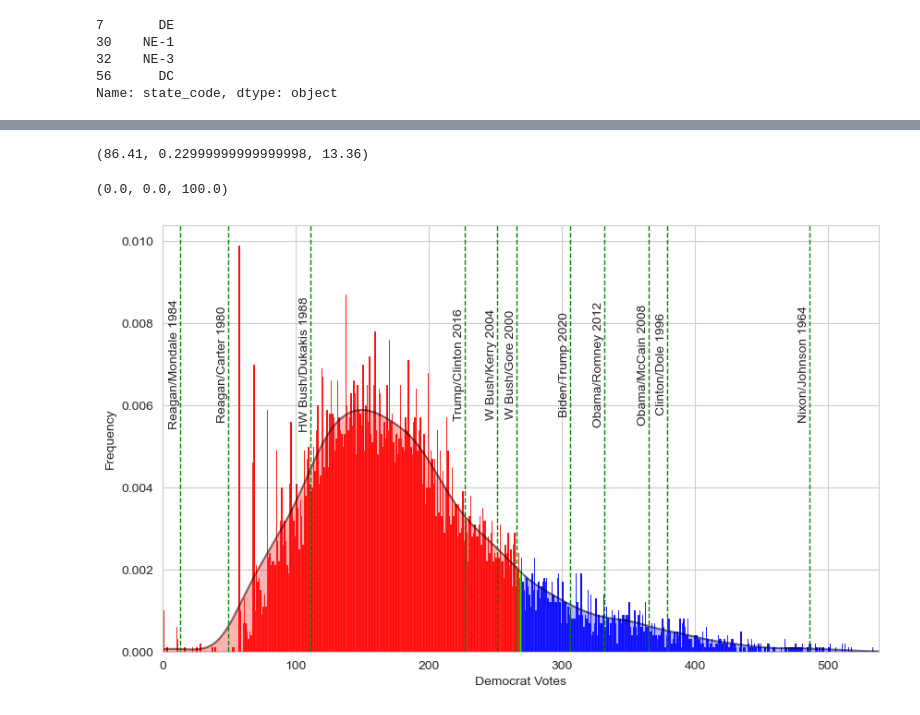
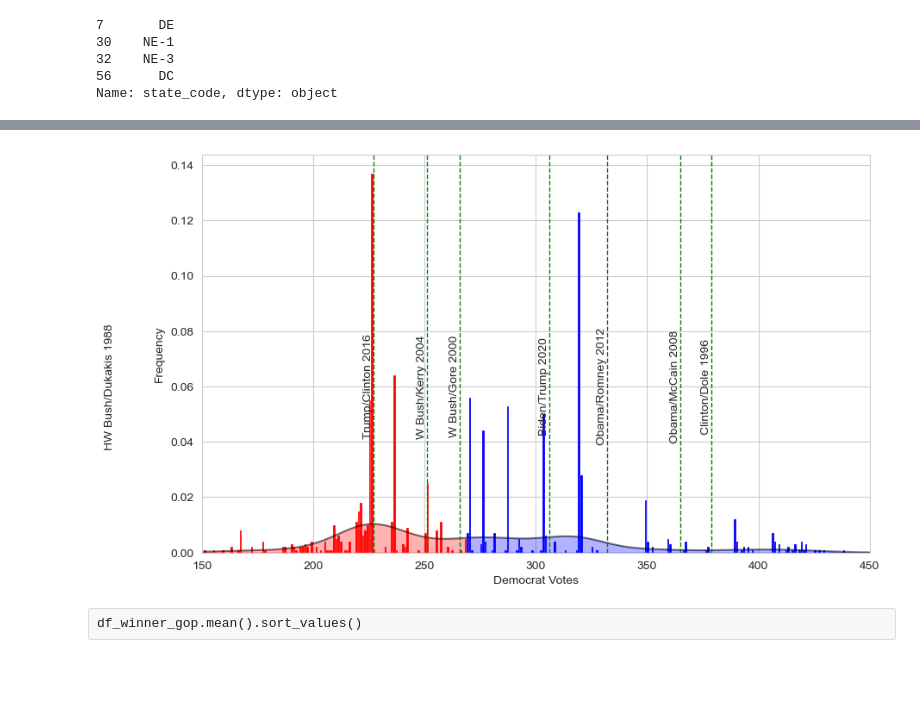
Before and after one commit to andrewpwalters/US-Presidential-Fundamentals, a Jupyter notebook: Notebooks/Polling Model - United States 2024.ipynb, the cells around one changed output, grey strips where cells are left out. Drawn from its saved outputs; the diff is of its cells as text; code cells hidden in the pictures; blank space fills up the shorter version.

```diff
--- a/Notebooks/Polling Model - United States 2024.ipynb
+++ b/Notebooks/Polling Model - United States 2024.ipynb
@@ -1083,8 +1063,6 @@ for state in states:
          else "tie"
          for i in range(len(df_results))]
     )
-# %%
-df_state = pd.read_csv("../Data/clean/state_code.csv")
 # %%
 df_state['state_code'][~df_state['state_code'].isin(df_winner.columns)]
 # %% [output]
@@ -1117,9 +1074,20 @@ state_order = df_state['state_code'].to_list
+# %%
+#df_winner[['AR', 'ID', 'KS', 'KY', 'ME-2', 'MS', 'NE-1', 'NE-3', 'ND', 'WY']] = 'gop'
+#df_winner[['CT', 'DE', 'IL','ME-1', 'NE-2', 'DC']] = 'dem'
+
+#df_winner[['NE-1', 'NE-3']] = 'gop'
+#df_winner[['DE','DC']] = 'dem'
+
+df_winner['DE'] = df_winner['IL']
+df_winner['NE-1'] = df_winner['KS']
+df_winner['NE-3'] = df_winner['WY']
+df_winner['DC'] = df_winner['VT']
+
+state_order = df_state['state_code'].to_list
 # %%
-df_winner_dem = df_winner.replace({'dem': 1, 'gop': 0, 'ind': 0})
-df_winner_gop = df_winner.replace({'gop': 1, 'dem': 0, 'ind': 0})
-df_winner_ind = df_winner.replace({'ind': 1, 'dem': 0, 'gop': 0})
+df_winner_dem = df_winner.replace({'dem': 1, 'gop': 0})
+df_winner_gop = df_winner.replace({'gop': 1, 'dem': 0})
 # %%
 df_ec = pd.DataFrame()
 df_ec['dem'] = df_winner_dem.mul(df_state[['state_code', 'electoral_2024']].set_index('state_code').T.iloc[0], axis=1).sum(axis=1)
 df_ec['gop'] = df_winner_gop.mul(df_state[['state_code', 'electoral_2024']].set_index('state_code').T.iloc[0], axis=1).sum(axis=1)
-df_ec['ind'] = df_winner_ind.mul(df_state[['state_code', 'electoral_2024']].set_index('state_code').T.iloc[0], axis=1).sum(axis=1)
@@ -1159,38 +1111,5 @@ percent_greater_than_270, percent_equal_to_270, percent_lower_than_270
-# %%
-# Calculate the total number of rows
-total_rows = len(df_ec)
-
-# Calculate the number of rows greater than, equal to, and lower than 270
-greater_than_270 = len(df_ec[df_ec['gop'] > 269])
-equal_to_270 = len(df_ec[df_ec['gop'] == 269])
-lower_than_270 = len(df_ec[df_ec['gop'] < 269])
-
-# Calculate the percentages
-percent_greater_than_270 = (greater_than_270 / total_rows) * 100
-percent_equal_to_270 = (equal_to_270 / total_rows) * 100
-percent_lower_than_270 = (lower_than_270 / total_rows) * 100
-
-percent_greater_than_270, percent_equal_to_270, percent_lower_than_270
-# %% [output]
-(86.41, 0.22999999999999998, 13.36)
-# %%
-# Calculate the total number of rows
-total_rows = len(df_ec)
-
-# Calculate the number of rows greater than, equal to, and lower than 270
-greater_than_270 = len(df_ec[df_ec['ind'] > 269])
-equal_to_270 = len(df_ec[df_ec['ind'] == 269])
-lower_than_270 = len(df_ec[df_ec['ind'] < 269])
-
-# Calculate the percentages
-percent_greater_than_270 = (greater_than_270 / total_rows) * 100
-percent_equal_to_270 = (equal_to_270 / total_rows) * 100
-percent_lower_than_270 = (lower_than_270 / total_rows) * 100
-
-percent_greater_than_270, percent_equal_to_270, percent_lower_than_270
-# %% [output]
-(0.0, 0.0, 100.0)
 # %%
+
 # Plotting the histograms
 plt.figure(figsize=(10, 6))
 
@@ -1213,40 +1132,42 @@ for patch in ax.patches:
         patch.set_facecolor('green')
 
 # Plot KDE
 kde_ax = sns.kdeplot(df_ec['dem'], color='black', alpha = 0.5, ax=ax)
 
 # Fill area above 270 with red color
 kde_x, kde_y = kde_ax.get_lines()[0].get_data()
-kde_ax.fill_between(kde_x, kde_y, where=(kde_x >= 270), color='blue', alpha=0.3)
-kde_ax.fill_between(kde_x, kde_y, where=(kde_x <= 268), color='red', alpha=0.3)
-kde_ax.fill_between(kde_x, kde_y, where=(kde_x > 268) & (kde_x < 270), color='lime', alpha=1)
+kde_ax.fill_between(kde_x, kde_y, where=kde_x > 269, color='blue', alpha=0.3)
+kde_ax.fill_between(kde_x, kde_y, where=(kde_x < 269), color='red', alpha=0.3)
+kde_ax.fill_between(kde_x, kde_y, where=kde_x == 269, color='lime', alpha=0.3)
 
 
 # Adding titles and labels
 #plt.title('2024 Election Night - Electoral College Results')
 plt.xlabel('Democrat Votes')
-plt.xlim(0, 538)
+plt.xlim(150, 450)
 plt.ylabel('Frequency')
 
 events = [
-    (13, 'Reagan/Mondale 1984'),
-    (49, 'Reagan/Carter 1980'),
+    #(13, 'Reagan/Mondale 1984'),
+    #(49, 'Reagan/Carter 1980'),
     (111, 'HW Bush/Dukakis 1988'),
     (227, 'Trump/Clinton 2016'),
     (251, 'W Bush/Kerry 2004'),
     (266, 'W Bush/Gore 2000'),
     (306, 'Biden/Trump 2020'),
     (332, 'Obama/Romney 2012'),
     (365, 'Obama/McCain 2008'),
     (379, 'Clinton/Dole 1996'),
-    (486, 'Nixon/Johnson 1964')
+    #(486, 'Johnson/Goldwater 1964')
 ]
 
 for date, event in events:
     ax.axvline(x=date, color='green', linestyle='--', linewidth=1)
-    plt.text(date, .007, event, rotation=90, verticalalignment='center', horizontalalignment='right', fontsize=10)
+    plt.text(date, .06, event, rotation=90, verticalalignment='center', horizontalalignment='right', fontsize=10)
 
 # Display the plot
-plt.savefig('3way_enight_ec.png')
+plt.savefig('2way_enight_ec.png')
 # %% [output]
-[figure, old version]
+[figure, new version]
+# %% [raw]
+df_winner_gop.mean().sort_values()
```
Also changed, not shown: parts of 85 cells of this notebook, 4 other files.
